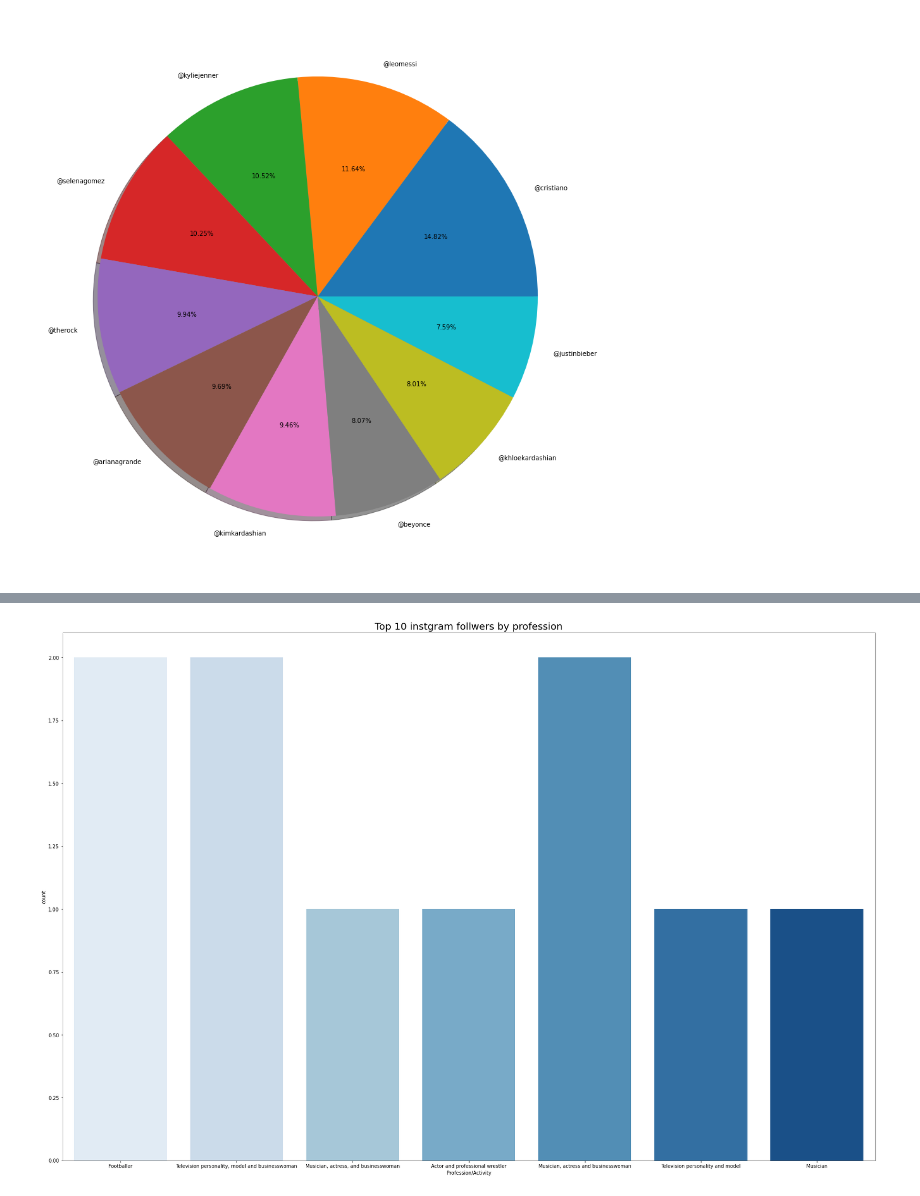
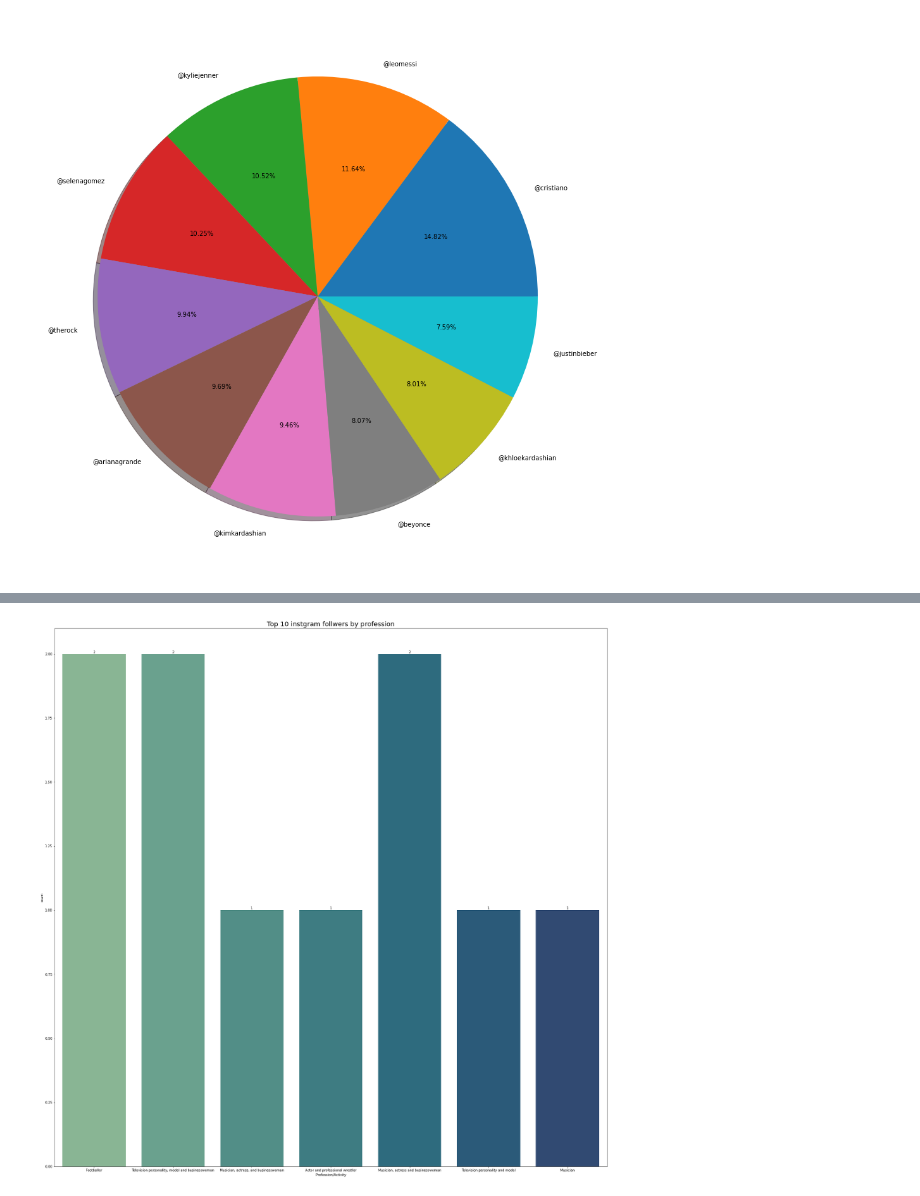
Before and after one commit to jarvis86/machine-learning, a Jupyter notebook: instagram1.ipynb, the cells around one changed output, grey strips where cells are left out. Saved outputs shown, nothing was run; the diff lists cells and outputs as text; code cells hidden in the pictures.

```diff
--- a/instagram1.ipynb
+++ b/instagram1.ipynb
@@ -73,3 +73,15 @@ plt.pie(df['Followers(millions)[2]'].head(10),shadow = True, labels=df["Username
 plt.show()
 # %% [output]
 [figure]
+# %%
+plt.figure(figsize=(15,10))
+ax=sns.barplot(x=df["Owner"].head(10),
+              y=df["Followers(millions)[2]"].head(10),
+              data=df,
+              palette="Blues")
+
+for i in ax.containers:
+    ax.bar_label(i,)
+
+plt.title("Top 10 instgram follwers",fontsize=20)
+plt.show()
@@ -76,12 +90,12 @@ plt.show()
 # %%
-plt.figure(figsize=(30,20))
+plt.figure(figsize=(30,30))
 ax1=sns.countplot(x=df["Profession/Activity"].head(10),
               data=df,
-              palette="Blues")
-for i in ax.containers:
-    ax.bar_label(i,)
+              palette="crest")
+for i in ax1.containers:
+    ax1.bar_label(i,)
 
 plt.title("Top 10 instgram follwers by profession",fontsize=20)
 plt.show()
 # %% [output]
-[figure, old version]
+[figure, new version]
```
Also changed, not shown: parts of 6 cells of this notebook.
